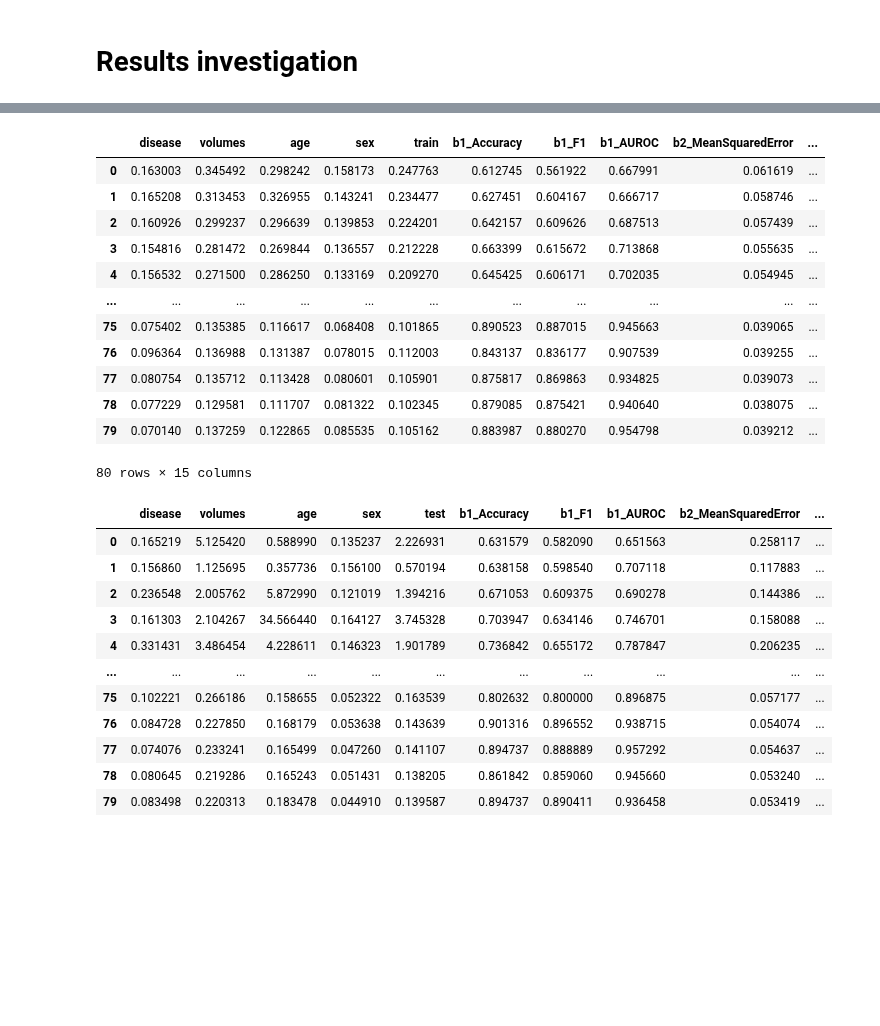
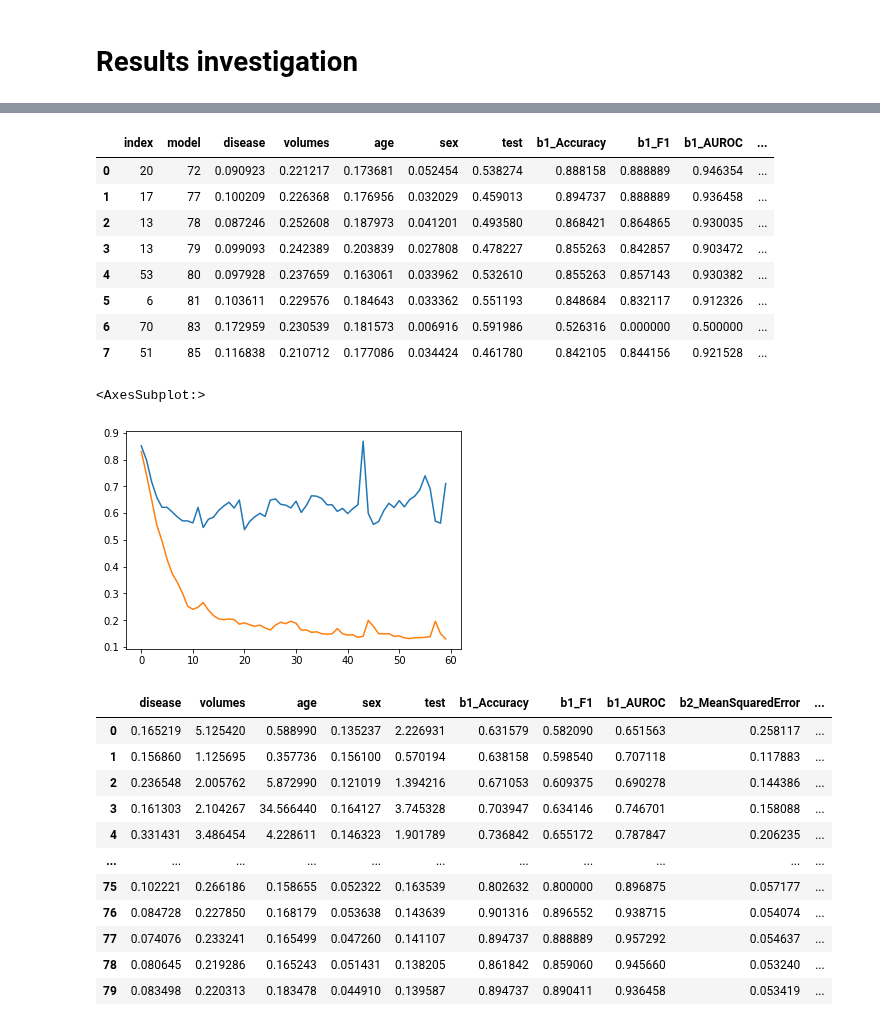
Before and after one commit to cosasha97/interpretability-dl-ndd, a Jupyter notebook: experiments.ipynb, the cells around one changed output, grey strips where cells are left out. Cells and saved outputs as stored; diff of their text form; code cells hidden in the pictures; blank space fills up the shorter version.

```diff
--- a/experiments.ipynb
+++ b/experiments.ipynb
@@ -763,19 +786,25 @@ parameters
+# %%
+perf
+# %% [output]
+|  | index | model | disease | volumes | age | sex | test | b1_Accuracy | b1_F1 | b1_AUROC | ... |
+| 0 | 20 | 72 | 0.090923 | 0.221217 | 0.173681 | 0.052454 | 0.538274 | 0.888158 | 0.888889 | 0.946354 | ... |
+| 1 | 17 | 77 | 0.100209 | 0.226368 | 0.176956 | 0.032029 | 0.459013 | 0.894737 | 0.888889 | 0.936458 | ... |
+| 2 | 13 | 78 | 0.087246 | 0.252608 | 0.187973 | 0.041201 | 0.493580 | 0.868421 | 0.864865 | 0.930035 | ... |
+| 3 | 13 | 79 | 0.099093 | 0.242389 | 0.203839 | 0.027808 | 0.478227 | 0.855263 | 0.842857 | 0.903472 | ... |
+| 4 | 53 | 80 | 0.097928 | 0.237659 | 0.163061 | 0.033962 | 0.532610 | 0.855263 | 0.857143 | 0.930382 | ... |
+| 5 | 6 | 81 | 0.103611 | 0.229576 | 0.184643 | 0.033362 | 0.551193 | 0.848684 | 0.832117 | 0.912326 | ... |
+| 6 | 70 | 83 | 0.172959 | 0.230539 | 0.181573 | 0.006916 | 0.591986 | 0.526316 | 0.000000 | 0.500000 | ... |
+| 7 | 51 | 85 | 0.116838 | 0.210712 | 0.177086 | 0.034424 | 0.461780 | 0.842105 | 0.844156 | 0.921528 | ... |
 # %%
-pd.read_csv('/network/lustre/dtlake01/aramis/users/sasha.collin/interpretability-dl-ndd/results/models/model_19/train_metrics.csv')
+model = 'model_72'
+train_csv = pd.read_csv('results/models/{}/train_metrics.csv'.format(model))
+val_csv = pd.read_csv('results/models/{}/test_metrics.csv'.format(model))
-# %% [output]
-|  | disease | volumes | age | sex | train | b1_Accuracy | b1_F1 | b1_AUROC | b2_MeanSquaredError | ... |
-| 0 | 0.163003 | 0.345492 | 0.298242 | 0.158173 | 0.247763 | 0.612745 | 0.561922 | 0.667991 | 0.061619 | ... |
-| 1 | 0.165208 | 0.313453 | 0.326955 | 0.143241 | 0.234477 | 0.627451 | 0.604167 | 0.666717 | 0.058746 | ... |
-| 2 | 0.160926 | 0.299237 | 0.296639 | 0.139853 | 0.224201 | 0.642157 | 0.609626 | 0.687513 | 0.057439 | ... |
-| 3 | 0.154816 | 0.281472 | 0.269844 | 0.136557 | 0.212228 | 0.663399 | 0.615672 | 0.713868 | 0.055635 | ... |
-| 4 | 0.156532 | 0.271500 | 0.286250 | 0.133169 | 0.209270 | 0.645425 | 0.606171 | 0.702035 | 0.054945 | ... |
-| ... | ... | ... | ... | ... | ... | ... | ... | ... | ... | ... |
-| 75 | 0.075402 | 0.135385 | 0.116617 | 0.068408 | 0.101865 | 0.890523 | 0.887015 | 0.945663 | 0.039065 | ... |
-| 76 | 0.096364 | 0.136988 | 0.131387 | 0.078015 | 0.112003 | 0.843137 | 0.836177 | 0.907539 | 0.039255 | ... |
-| 77 | 0.080754 | 0.135712 | 0.113428 | 0.080601 | 0.105901 | 0.875817 | 0.869863 | 0.934825 | 0.039073 | ... |
-| 78 | 0.077229 | 0.129581 | 0.111707 | 0.081322 | 0.102345 | 0.879085 | 0.875421 | 0.940640 | 0.038075 | ... |
-| 79 | 0.070140 | 0.137259 | 0.122865 | 0.085535 | 0.105162 | 0.883987 | 0.880270 | 0.954798 | 0.039212 | ... |
-80 rows × 15 columns
+# %%
+val_csv['test'].plot()
+train_csv['train'].plot()
+# %% [output]
+<AxesSubplot:>
+[figure, added]
 # %%
 val = pd.read_csv('/network/lustre/dtlake01/aramis/users/sasha.collin/interpretability-dl-ndd/results/models/model_19/test_metrics.csv')
 val
```
Also changed, not shown: parts of 42 cells of this notebook, 2 other files.
